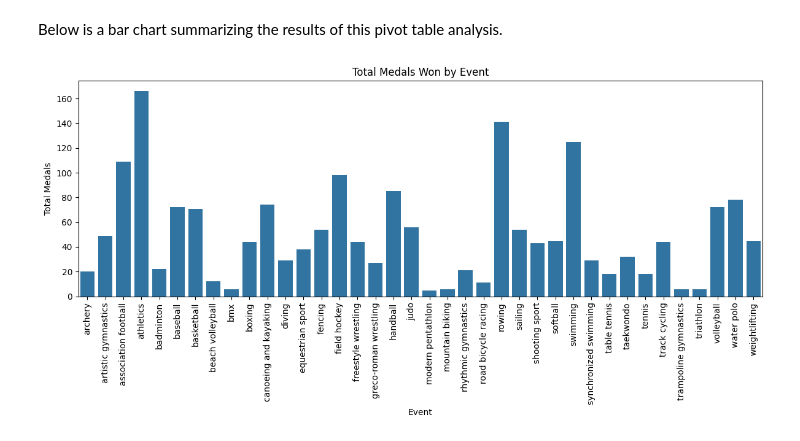
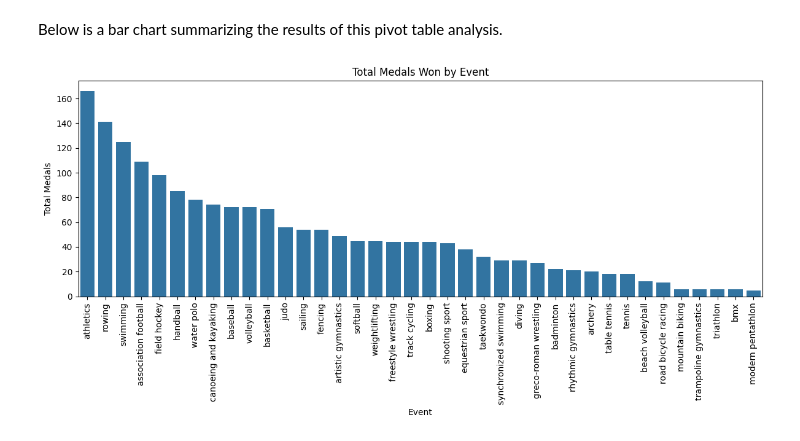
Before and after one commit to pdolan32/DOLAN-Data-Science-Portfolio, a Jupyter notebook: TidyData-Project/DOLAN_TidyData-Project.ipynb, the cells around one changed output. Drawn from its saved outputs; the diff is of its cells as text; code cells hidden in the pictures.

```diff
--- a/TidyData-Project/DOLAN_TidyData-Project.ipynb
+++ b/TidyData-Project/DOLAN_TidyData-Project.ipynb
@@ -144,21 +144,24 @@ Below is a bar chart summarizing the results of this pivot table analysis.
 # %%
 # Calculate how many medals were won per event and store the result as a variable
 medals_by_event = df_medalists_tidy.groupby('event')['medal_count'].sum().reset_index()
+
+# Sort the events by the number of medals
+medals_by_event = medals_by_event.sort_values(by='medal_count', ascending=False)
 
 # Set up the bar chart
 plt.figure(figsize=(12, 6))
 sns.barplot(x='event', y='medal_count', data=medals_by_event)
 
 # Rotate the x-axis labels for readability
 plt.xticks(rotation=90)
 
 # Add the labels and title
 plt.xlabel('Event')
 plt.ylabel('Total Medals')
 plt.title('Total Medals Won by Event')
 
 # Display the bar chart
 plt.tight_layout()
 plt.show()
 # %% [output]
-[figure, old version]
+[figure, new version]
```
